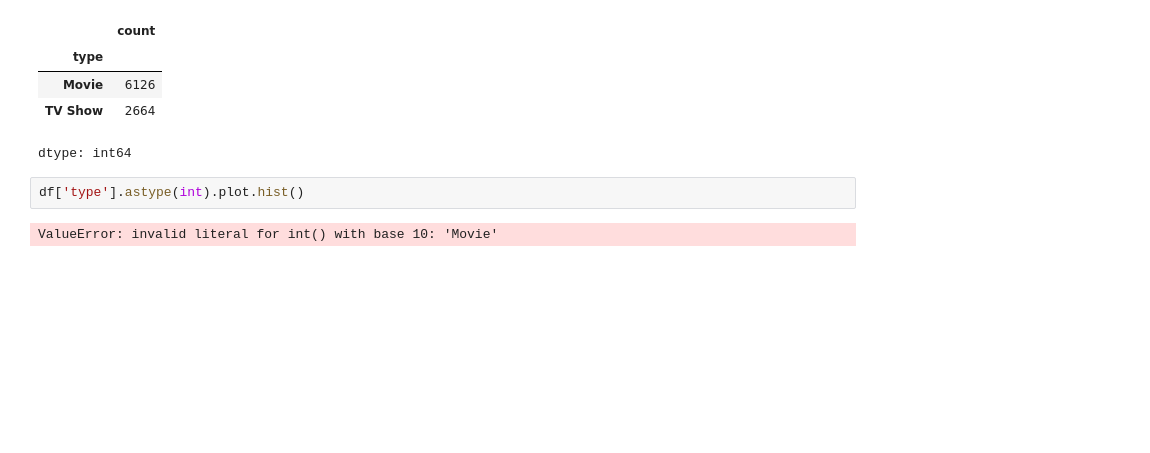
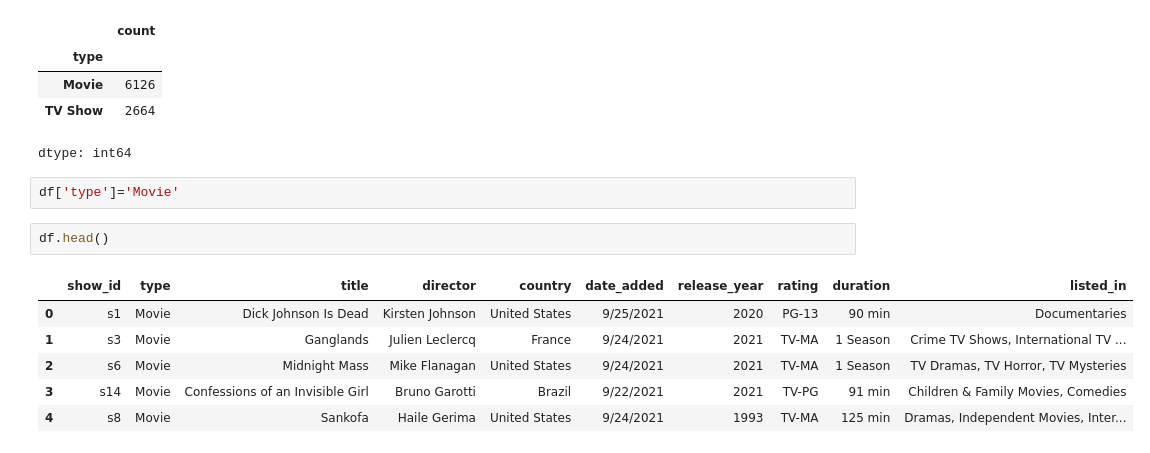
Before and after one commit to Aggeliki-Mentzini/Data_Cleaning, a Jupyter notebook: Data_Cleaning_Main.ipynb, the cells around one changed output. Cells and saved outputs as stored; diff of their text form; blank space fills up the shorter version.

```diff
--- a/Data_Cleaning_Main.ipynb
+++ b/Data_Cleaning_Main.ipynb
@@ -65,7 +65,14 @@ df['type'].value_counts()
 | Movie | 6126 |
 | TV Show | 2664 |
 dtype: int64
-# %%
-df['type'].astype(int).plot.hist()
-# %% [output]
-ValueError: invalid literal for int() with base 10: 'Movie'
+# %%
+df['type']='Movie'
+# %%
+df.head()
+# %% [output]
+|  | show_id | type | title | director | country | date_added | release_year | rating | duration | listed_in |
+| 0 | s1 | Movie | Dick Johnson Is Dead | Kirsten Johnson | United States | 9/25/2021 | 2020 | PG-13 | 90 min | Documentaries |
+| 1 | s3 | Movie | Ganglands | Julien Leclercq | France | 9/24/2021 | 2021 | TV-MA | 1 Season | Crime TV Shows, International TV ... |
+| 2 | s6 | Movie | Midnight Mass | Mike Flanagan | United States | 9/24/2021 | 2021 | TV-MA | 1 Season | TV Dramas, TV Horror, TV Mysteries |
+| 3 | s14 | Movie | Confessions of an Invisible Girl | Bruno Garotti | Brazil | 9/22/2021 | 2021 | TV-PG | 91 min | Children & Family Movies, Comedies |
+| 4 | s8 | Movie | Sankofa | Haile Gerima | United States | 9/24/2021 | 1993 | TV-MA | 125 min | Dramas, Independent Movies, Inter... |
```
